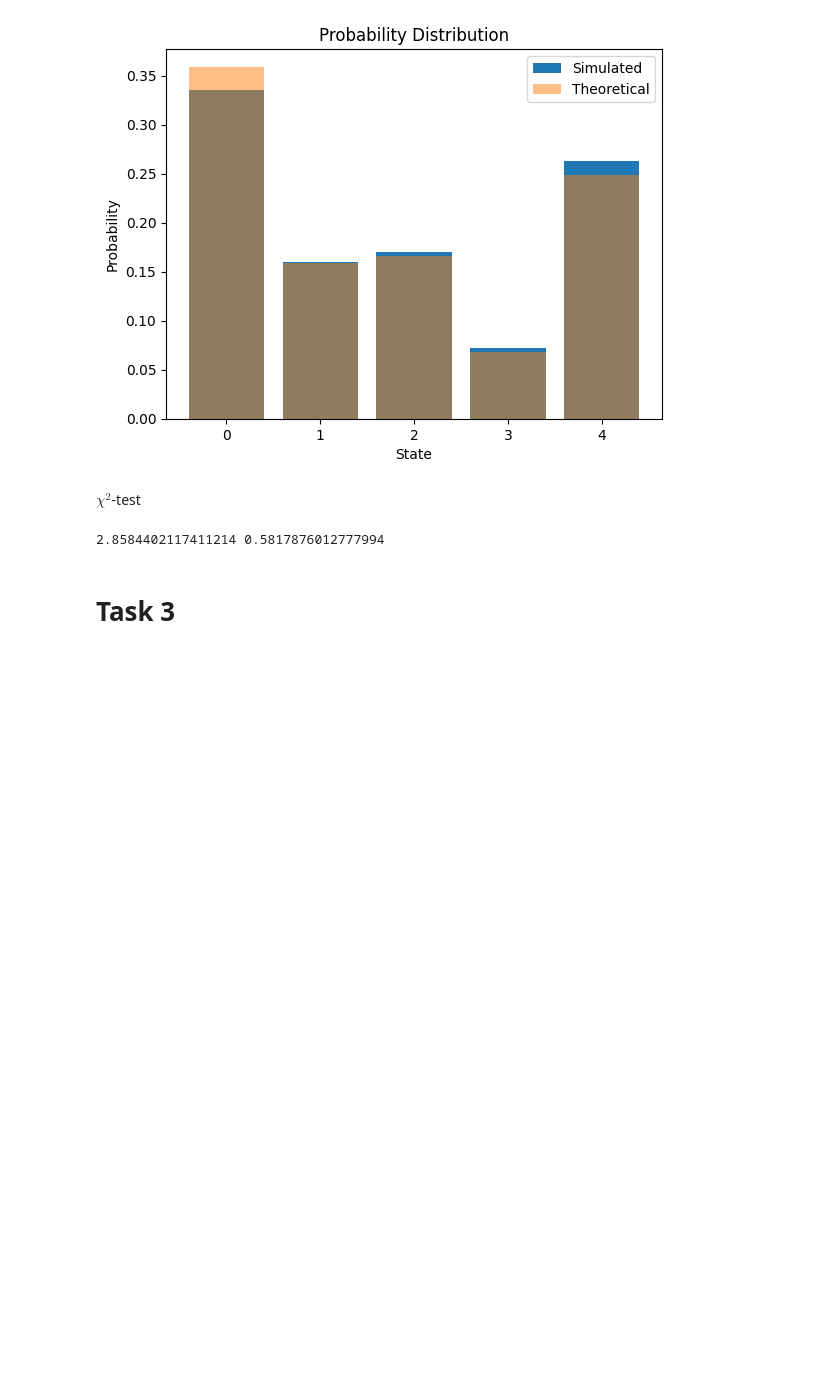
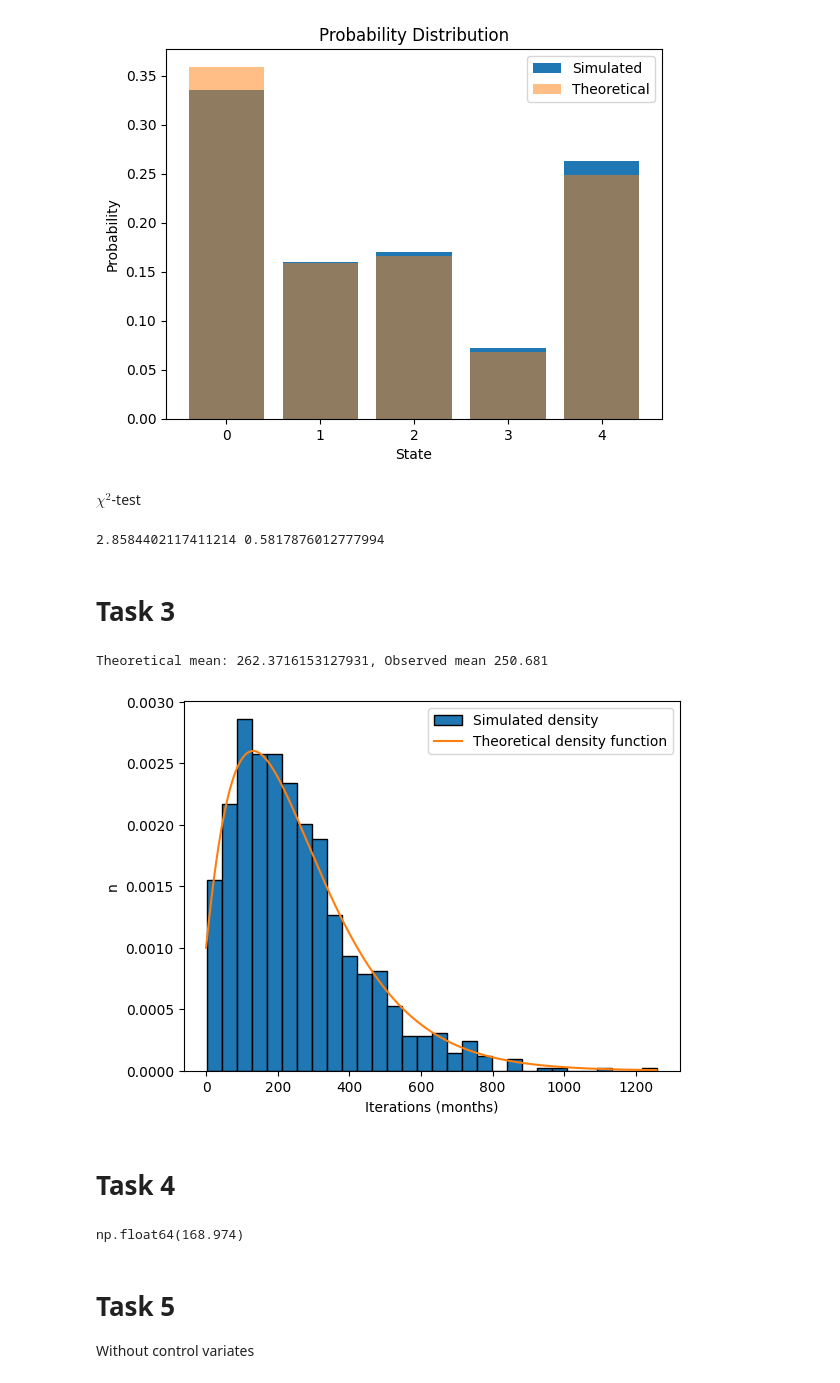
Before and after one commit to s224399/Stoc_sim_2k26, a Jupyter notebook: Project_1/Project_1_my.ipynb, the cells around one changed output. Cells and saved outputs as stored; diff of their text form; code cells hidden in the pictures; blank space fills up the shorter version.

Commit message:
my task 1

```diff
--- a/Project_1/Project_1_my.ipynb
+++ b/Project_1/Project_1_my.ipynb
@@ -40,7 +40,7 @@ for i in range(n_sims):
 
         # If state is the last state (death) then stop
         if new_state == (n_states-1):
-            iters[i] = iter
+            iters[i] = iter-1
             break
 
         if new_state == 1:
@@ -105,3 +105,30 @@ print(T_val,p_val)
 2.8584402117411214 0.5817876012777994
 # %% [markdown]
 # Task 3
+# %%
+pi = np.array([1,0,0,0])
+Ps = P[:-1,:-1]
+ps = P[:-1,-1]
+T = 120
+
+def p_life(t):
+    return  pi @ np.linalg.matrix_power(Ps,t) @ ps
+
+E = pi @ np.linalg.inv((np.eye(4) - Ps)) @ np.ones(4)
+
+theoretical_density = np.array([p_life(t) for t in range(int(np.max(iters)))])
+# %%
+print(f"Theoretical mean: {E}, Observed mean {np.mean(iters)}")
+# %% [output]
+Theoretical mean: 262.3716153127931, Observed mean 250.681
+# %%
+plt.hist(iters,bins=30,density=True, edgecolor="black", label="Simulated density")
+plt.plot(np.arange(1259),theoretical_density, label="Theoretical density function" )
+plt.ylabel("n")
+plt.xlabel("Iterations (months)")
+plt.legend()
+plt.show()
+# %% [output]
+[figure, added]
+# %% [markdown]
+# Task 4
@@ -107,0 +177,8 @@ print(T_val,p_val)
+# %%
+np.mean(survival_times)
+# %% [output]
+np.float64(168.974)
+# %% [markdown]
+# Task 5
+
+Without control variates
```
Also changed, not shown: parts of 9 cells of this notebook.
